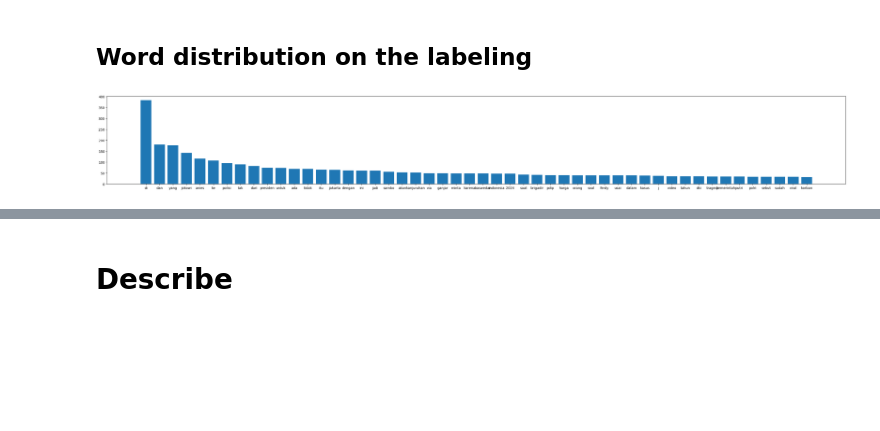
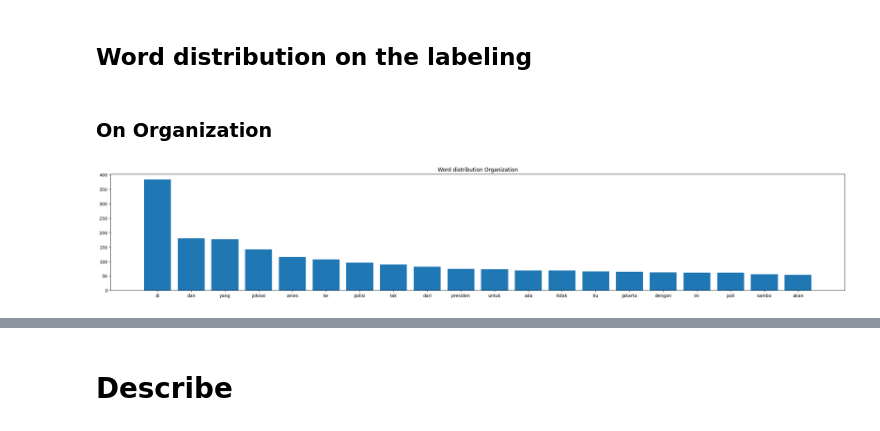
Before and after one commit to kaenova/Headline_Detection, a Jupyter notebook: src/2. Data Processing and Labeling/1. data_explore.ipynb, the cells around one changed output, grey strips where cells are left out. Cells and saved outputs as stored; diff of their text form; code cells hidden in the pictures; blank space fills up the shorter version.

```diff
--- a/src/2. Data Processing and Labeling/1. data_explore.ipynb
+++ b/src/2. Data Processing and Labeling/1. data_explore.ipynb
@@ -123,8 +123,8 @@ plt.show()
 from kaelib.processor.TextProcessingPipeline import TextProcessingPipeline
 import kaelib.processor.preprocessing_func as pf
 import matplotlib.pyplot as plt
-num_word = 50
-width_fig_size = 40
+num_word = 20
+width_fig_size = 30
 
 path = "../../data/3. Labeling Ready"
 organization_file = [ 'organization_1.xlsx',
@@ -147,27 +147,30 @@ preprocessor = TextProcessingPipeline([
     pf.lowercasing,
     pf.remove_username,
     pf.remove_url,
-    pf.remove_punctuation
+    pf.remove_punctuation,
 ])
+# %% [markdown]
+### On Organization
 # %%
 all_words = []
 for i in labeling_organization_df:
     tweets = labeling_organization_df[i]['tweet'].map(lambda x: preprocessor.process_text(x))
     tweets = tweets.to_list()
     for tweet in tweets:
         all_words += tweet.split()
 
 word_num = {}
 for word in all_words:
     if word not in word_num.keys():
         word_num[word] = 0
     word_num[word] += 1
 
 word_num = dict(sorted(word_num.items(), reverse=True, key=lambda item: item[1]))
 names = list(word_num.keys())[:num_word]
 values = list(word_num.values())[:num_word]
 plt.figure().set_figwidth(width_fig_size)
 plt.bar(range(num_word), values, tick_label=names)
+plt.title("Word distribution Organization")
 plt.show()
 # %% [output]
-[figure, old version]
+[figure, new version]
```
Also changed, not shown: parts of 10 cells of this notebook, 9 other files.
